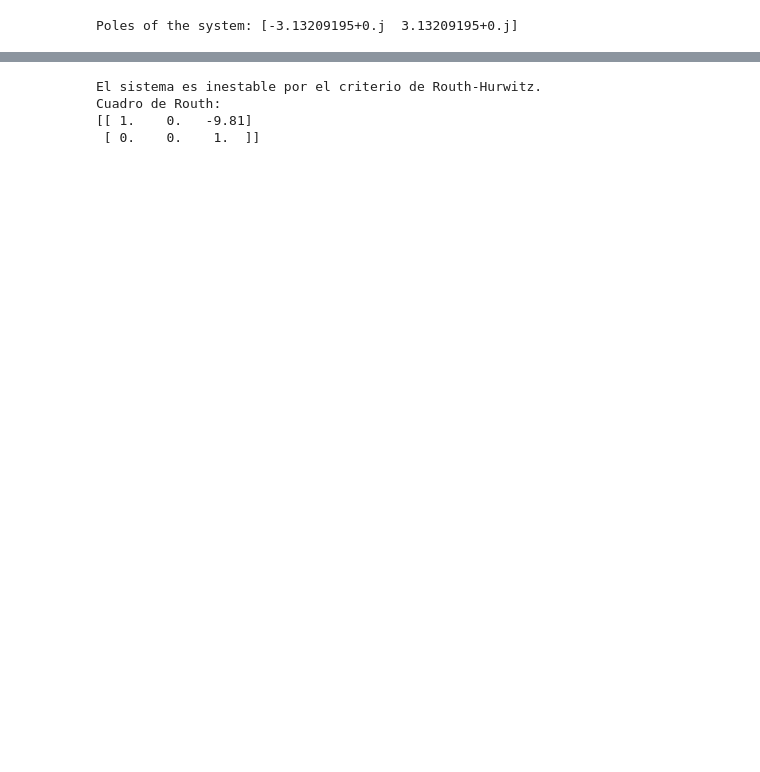
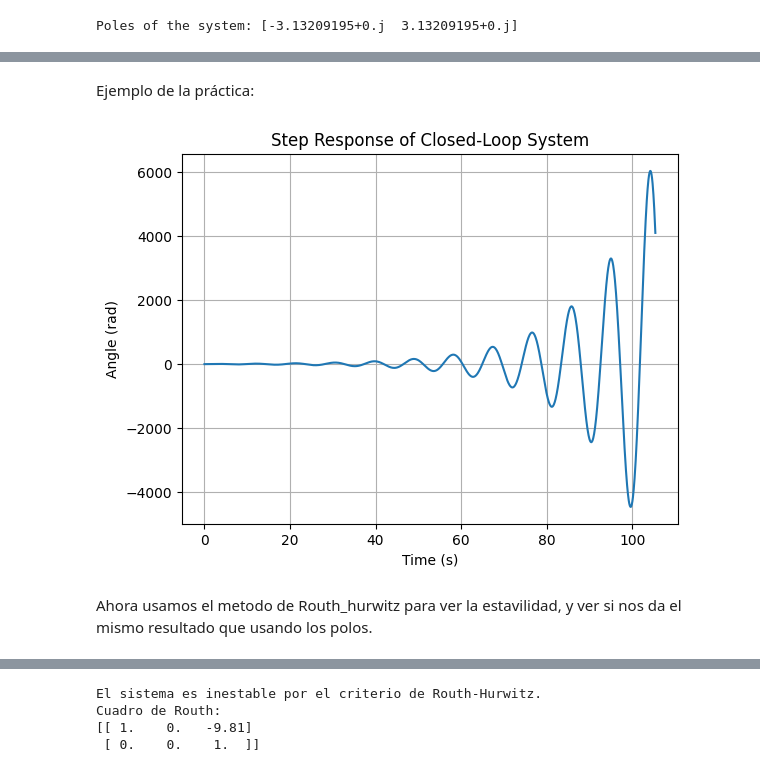
Before and after one commit to CeliaDiazSanchez/Sistemas__Control, a Jupyter notebook: PF.ipynb, the cells around one changed output, grey strips where cells are left out. Drawn from its saved outputs; the diff is of its cells as text; code cells hidden in the pictures; blank space fills up the shorter version.

```diff
--- a/PF.ipynb
+++ b/PF.ipynb
@@ -35,0 +53,24 @@ Poles of the system: [-3.13209195+0.j  3.13209195+0.j]
+# %% [markdown]
+Ejemplo de la práctica:
+# %%
+Kp = 10.0
+Ki = 1.0
+Kd = 2.0
+# PID controller
+controller = ctrl.TransferFunction([Kd, Kp, Ki], [1, 0])
+import matplotlib.pyplot as plt
+# Closed-loop system
+closed_loop = ctrl.feedback(G * controller)
+# Time response
+t, y = ctrl.step_response(closed_loop)
+# Plotting
+plt.plot(t, y)
+plt.xlabel('Time (s)')
+plt.ylabel('Angle (rad)')
+plt.title('Step Response of Closed-Loop System')
+plt.grid(True)
+plt.show()
+# %% [output]
+[figure, added]
+# %% [markdown]
+Ahora usamos el metodo de Routh_hurwitz para ver la estavilidad, y ver si nos da el mismo resultado que usando los polos.
```
Also changed, not shown: parts of 22 cells of this notebook.
